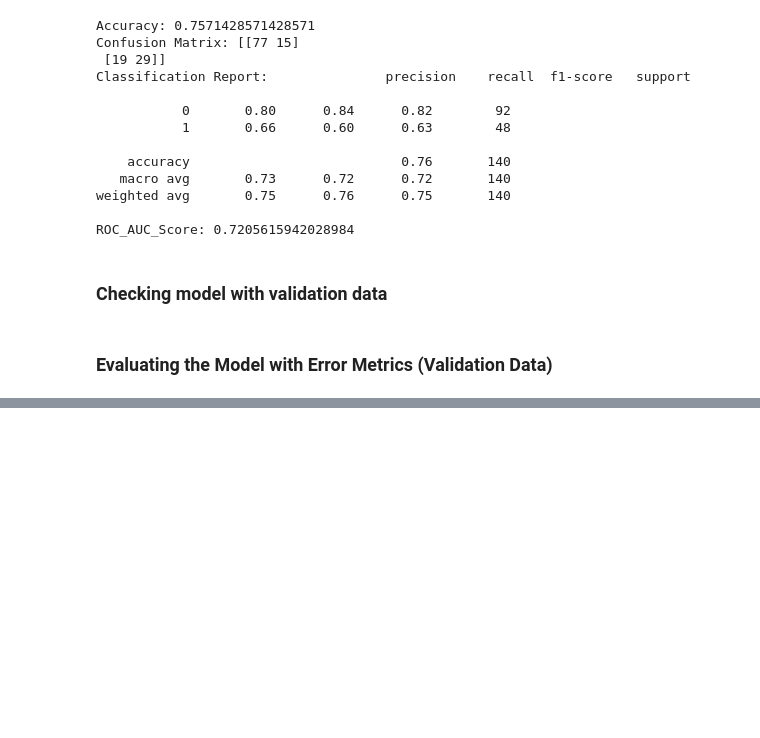
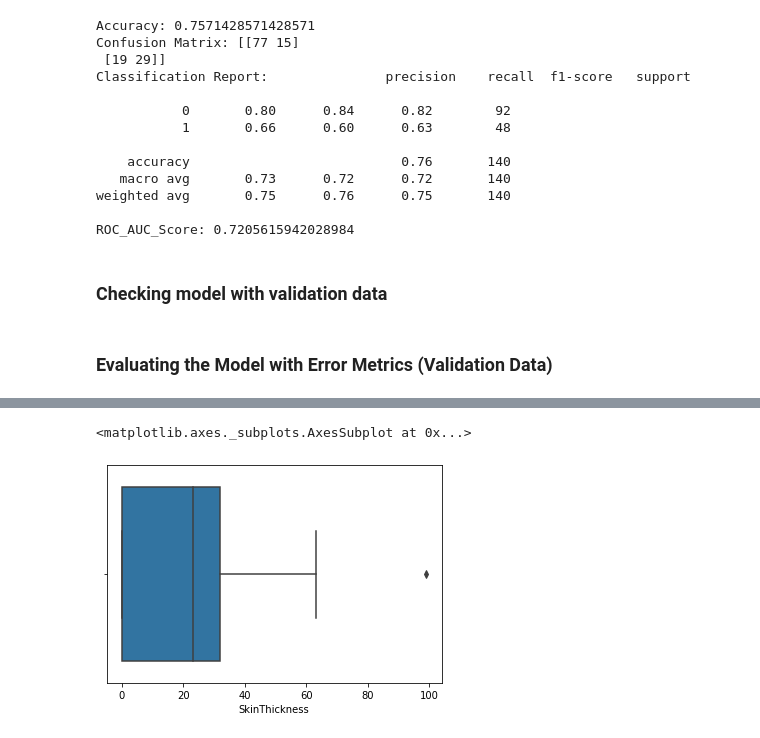
Before and after one commit to Ranjithkumar28/Datascience, a Jupyter notebook: Machine Learning/Logistics Regression/Assignment/Assignment2-LogisticsRegression.ipynb, the cells around one changed output, grey strips where cells are left out. Drawn from its saved outputs; the diff is of its cells as text; code cells hidden in the pictures; blank space fills up the shorter version.

```diff
--- a/Machine Learning/Logistics Regression/Assignment/Assignment2-LogisticsRegression.ipynb
+++ b/Machine Learning/Logistics Regression/Assignment/Assignment2-LogisticsRegression.ipynb
@@ -175,0 +188,5 @@ ROC_AUC_Score: 0.7205615942028984
+# %%
+sns.boxplot(x=df['SkinThickness'])
+# %% [output]
+<matplotlib.axes._subplots.AxesSubplot at 0x...>
+[figure, added]
```
Also changed, not shown: parts of 32 cells of this notebook.
